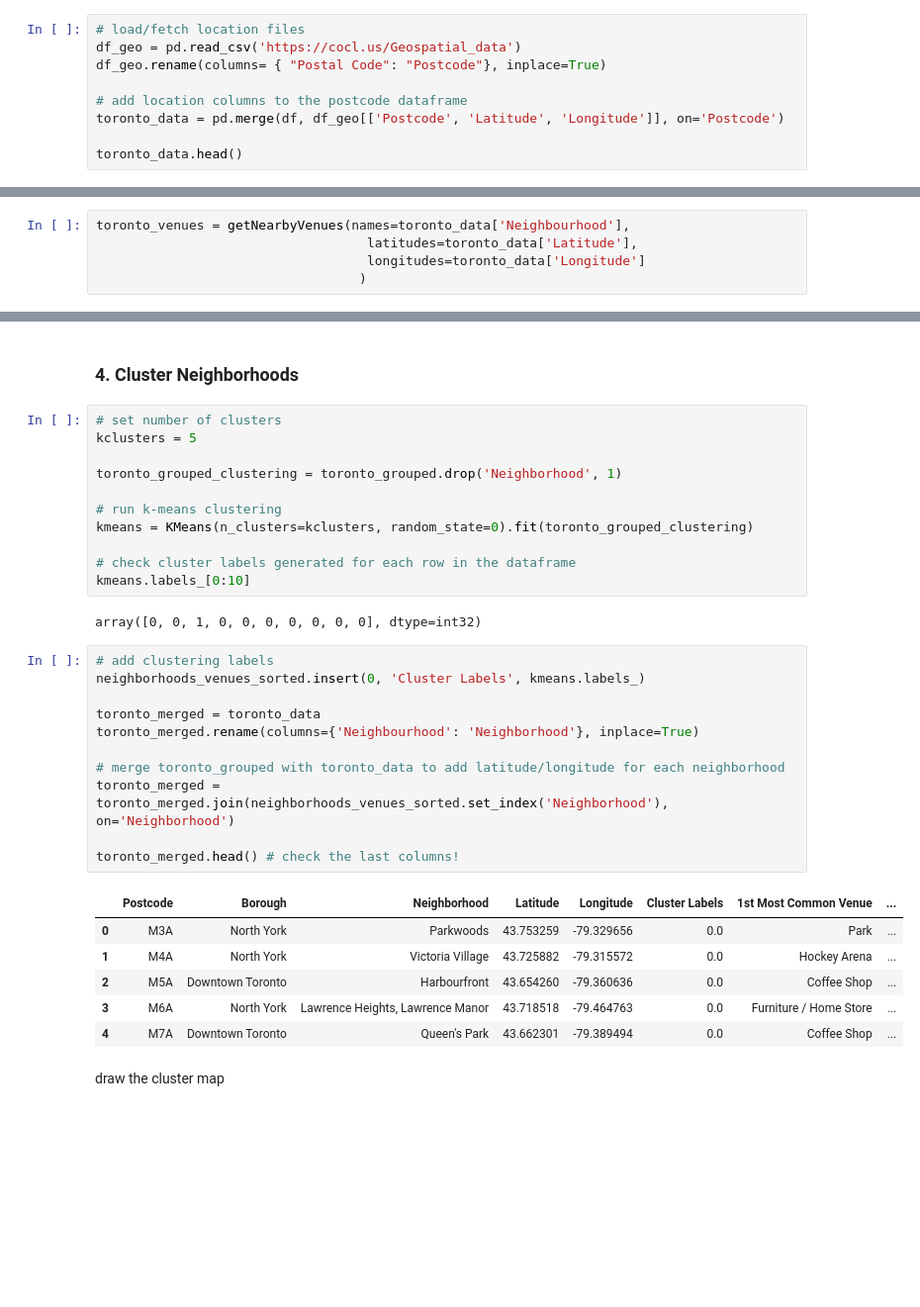
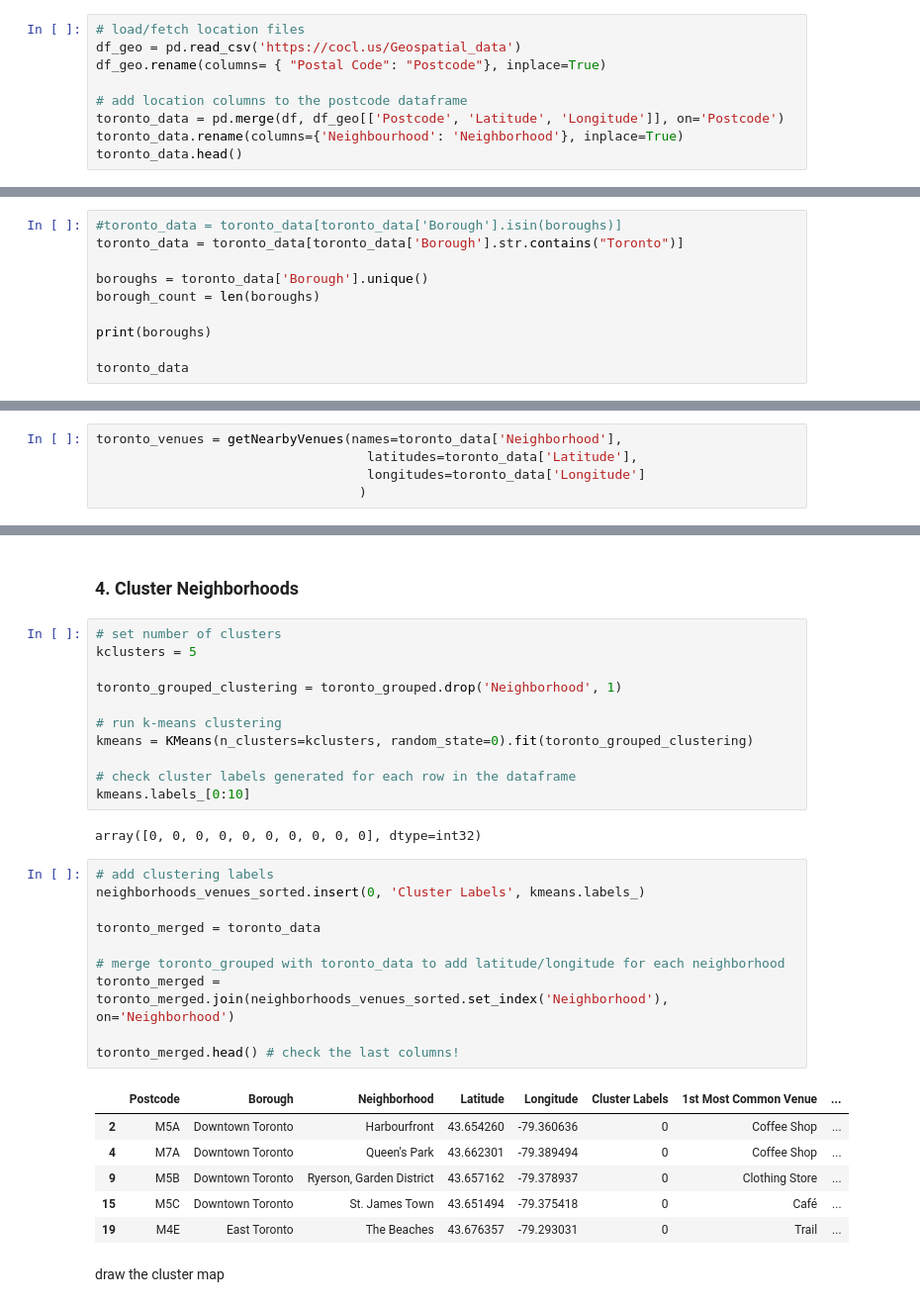
Before and after one commit to savamo/Coursera_Capstone, a Jupyter notebook: Week3 - Peer-graded Assignment.ipynb, the cells around one changed output, grey strips where cells are left out. Shown: that part at 99% size. Saved outputs shown, nothing was run; the diff lists cells and outputs as text; blank space fills up the shorter version.

```diff
--- a/Week3 - Peer-graded Assignment.ipynb
+++ b/Week3 - Peer-graded Assignment.ipynb
@@ -140,6 +140,6 @@ df_geo.rename(columns= { "Postal Code": "Postcode"}, inplace=True)
 
 # add location columns to the postcode dataframe
 toronto_data = pd.merge(df, df_geo[['Postcode', 'Latitude', 'Longitude']], on='Postcode')
-
+toronto_data.rename(columns={'Neighbourhood': 'Neighborhood'}, inplace=True)
 toronto_data.head()
 # %% [output]
@@ -200,3 +200,13 @@ toronto_map
 # %% [output]
 The geograpical coordinate of Toronto are 43.653963, -79.387207.
 [interactive output not drawn]
+# %%
+#toronto_data = toronto_data[toronto_data['Borough'].isin(boroughs)]
+toronto_data = toronto_data[toronto_data['Borough'].str.contains("Toronto")]
+
+boroughs = toronto_data['Borough'].unique()
+borough_count = len(boroughs)
+
+print(boroughs)
+
+toronto_data
@@ -203,7 +268,7 @@ The geograpical coordinate of Toronto are 43.653963, -79.387207.
 # %% [markdown]
 Let's explore the first neighborhood in our dataframe.
 # %%
-toronto_venues = getNearbyVenues(names=toronto_data['Neighbourhood'],
+toronto_venues = getNearbyVenues(names=toronto_data['Neighborhood'],
                                    latitudes=toronto_data['Latitude'],
                                    longitudes=toronto_data['Longitude']
                                   )
@@ -377,25 +441,24 @@ kmeans = KMeans(n_clusters=kclusters, random_state=0).fit(toronto_grouped_cluste
 # check cluster labels generated for each row in the dataframe
 kmeans.labels_[0:10]
 # %% [output]
-array([0, 0, 1, 0, 0, 0, 0, 0, 0, 0], dtype=int32)
+array([0, 0, 0, 0, 0, 0, 0, 0, 0, 0], dtype=int32)
 # %%
 # add clustering labels
 neighborhoods_venues_sorted.insert(0, 'Cluster Labels', kmeans.labels_)
 
 toronto_merged = toronto_data
-toronto_merged.rename(columns={'Neighbourhood': 'Neighborhood'}, inplace=True)
 
 # merge toronto_grouped with toronto_data to add latitude/longitude for each neighborhood
 toronto_merged = toronto_merged.join(neighborhoods_venues_sorted.set_index('Neighborhood'), on='Neighborhood')
 
 toronto_merged.head() # check the last columns!
 # %% [output]
 |  | Postcode | Borough | Neighborhood | Latitude | Longitude | Cluster Labels | 1st Most Common Venue | ... |
-| 0 | M3A | North York | Parkwoods | 43.753259 | -79.329656 | 0.0 | Park | ... |
-| 1 | M4A | North York | Victoria Village | 43.725882 | -79.315572 | 0.0 | Hockey Arena | ... |
-| 2 | M5A | Downtown Toronto | Harbourfront | 43.654260 | -79.360636 | 0.0 | Coffee Shop | ... |
-| 3 | M6A | North York | Lawrence Heights, Lawrence Manor | 43.718518 | -79.464763 | 0.0 | Furniture / Home Store | ... |
-| 4 | M7A | Downtown Toronto | Queen's Park | 43.662301 | -79.389494 | 0.0 | Coffee Shop | ... |
+| 2 | M5A | Downtown Toronto | Harbourfront | 43.654260 | -79.360636 | 0 | Coffee Shop | ... |
+| 4 | M7A | Downtown Toronto | Queen's Park | 43.662301 | -79.389494 | 0 | Coffee Shop | ... |
+| 9 | M5B | Downtown Toronto | Ryerson, Garden District | 43.657162 | -79.378937 | 0 | Clothing Store | ... |
+| 15 | M5C | Downtown Toronto | St. James Town | 43.651494 | -79.375418 | 0 | Café | ... |
+| 19 | M4E | East Toronto | The Beaches | 43.676357 | -79.293031 | 0 | Trail | ... |
 # %% [markdown]
 draw the cluster map
 # %%
```
Also changed, not shown: parts of 19 cells of this notebook.
